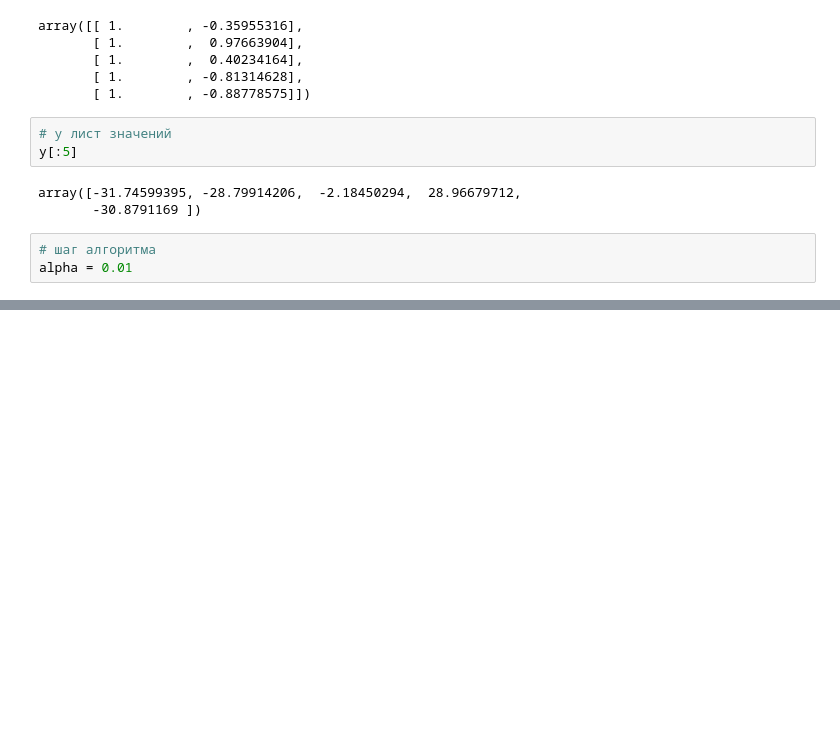
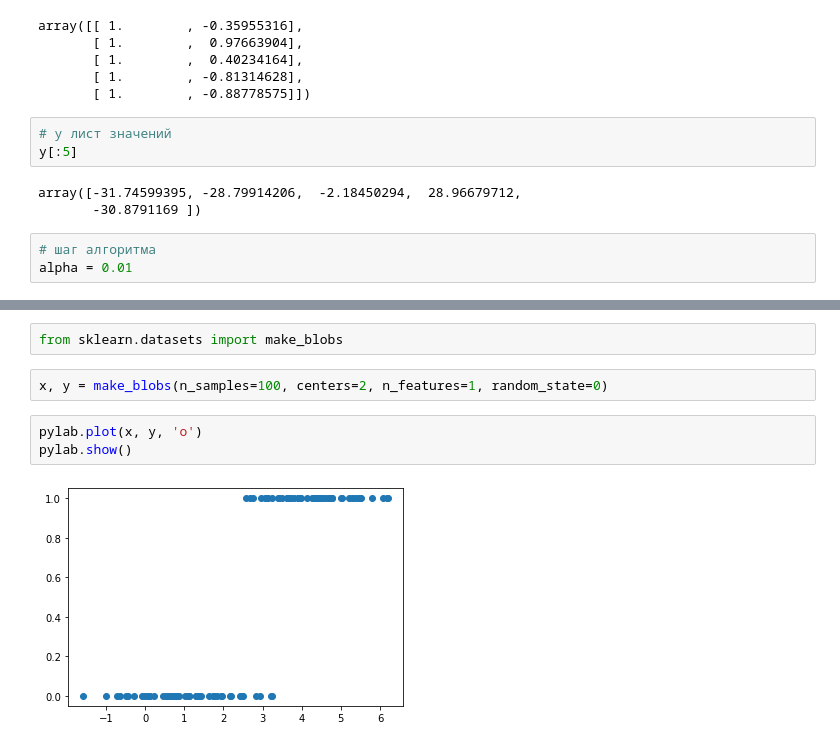
Before and after one commit to HeliosBI/AMLHW1, a Jupyter notebook: HW1.ipynb, the cells around one changed output, grey strips where cells are left out. Cells and saved outputs as stored; diff of their text form; blank space fills up the shorter version.

```diff
--- a/HW1.ipynb
+++ b/HW1.ipynb
@@ -171,0 +122,9 @@ pylab.show()
+# %%
+from sklearn.datasets import make_blobs
+# %%
+x, y = make_blobs(n_samples=100, centers=2, n_features=1, random_state=0)
+# %%
+pylab.plot(x, y, 'o')
+pylab.show()
+# %% [output]
+[figure, added]
```
Also changed, not shown: parts of 18 cells of this notebook.
